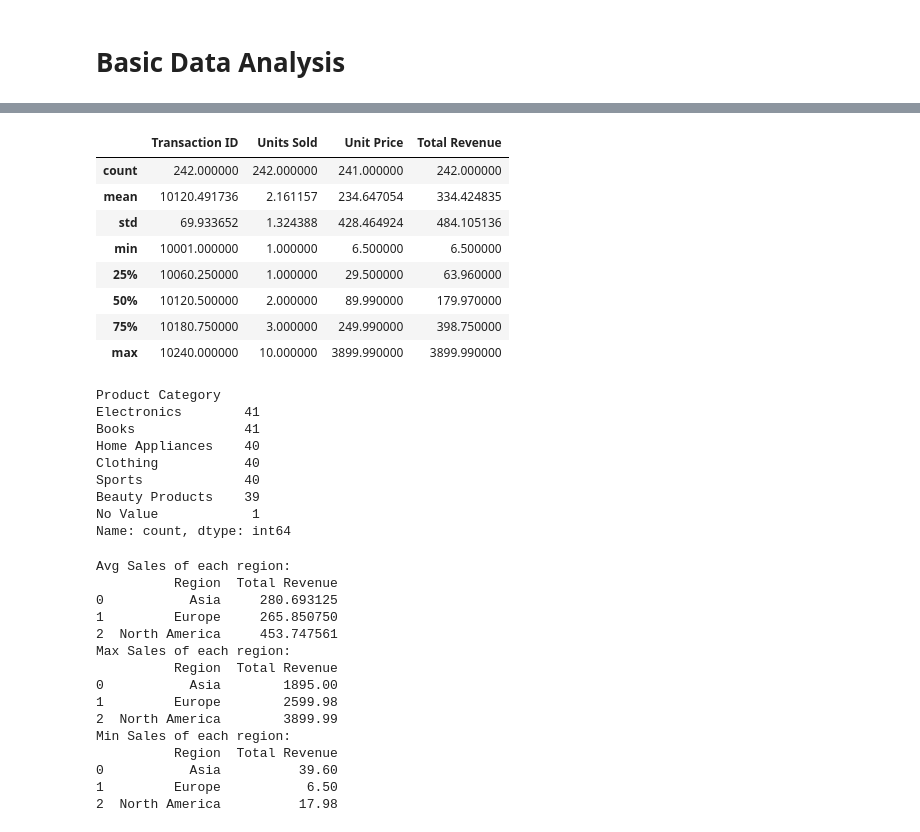
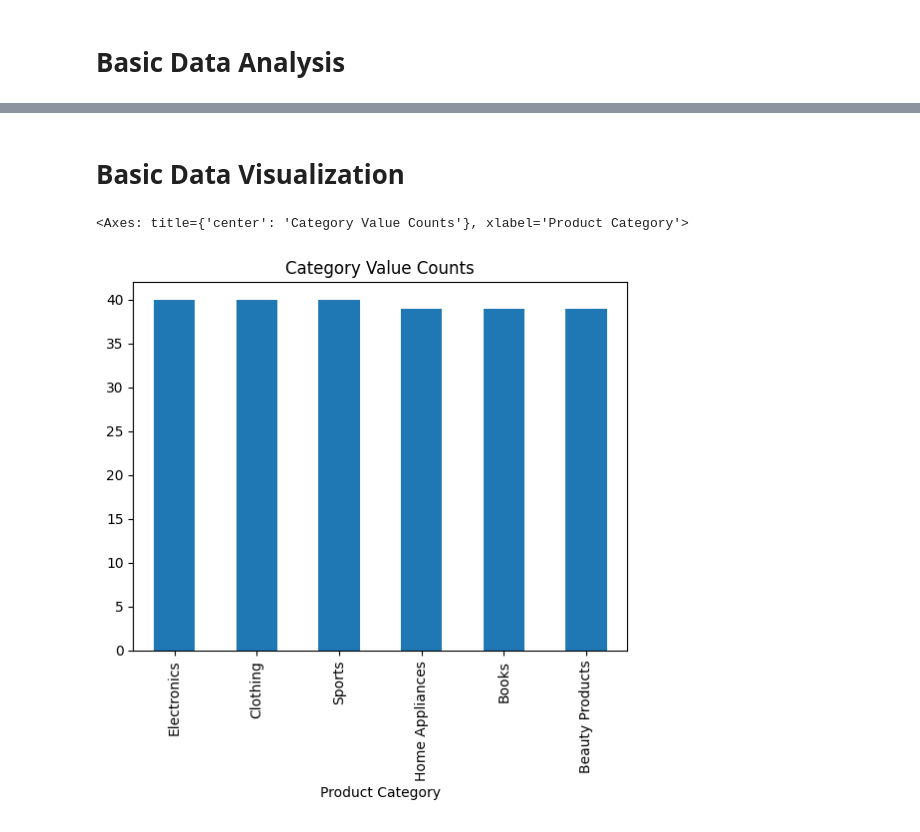
Before and after one commit to saad-sufyan-dev/python-learning-lab, a Jupyter notebook: data_analysis/day_02.ipynb, the cells around one changed output, grey strips where cells are left out. Cells and saved outputs as stored; diff of their text form; code cells hidden in the pictures.

Commit message:
Add day_02.ipynb file and perform basic data cleaning and visualization on Sales Dataset

```diff
--- a/data_analysis/day_02.ipynb
+++ b/data_analysis/day_02.ipynb
@@ -13,5 +16,4 @@ Data cleaning is one of the most critical steps in data analytics. In Pandas, da
 import pandas as pd
 # %%
 # Reading the csv
-data = pd.read_csv("Online Sales Data.csv") # creates a DataFrame obj
-print(type(data))
+df = pd.read_csv("Online Sales Data.csv")
@@ -76,0 +43,3 @@ data.head(n = 10) # n is a keyword arg, which specifies the number of top rowsto
+# %%
+# Dropping the nulls
+df.dropna(inplace=True) # inplace parameter applies the changes to the actual df
@@ -76,0 +51,7 @@ data.head(n = 10) # n is a keyword arg, which specifies the number of top rowsto
+# %%
+# Dropping duplicates
+df.drop_duplicates(inplace=True)
+# %%
+# Typecasting columns
+df["Date"] = pd.to_datetime(df["Date"]) # for time intelligence
+df["Transaction ID"] = df["Transaction ID"].astype("str") # to make IDs static and disable mathematical operations on them
@@ -166,48 +95,2 @@ memory usage: 17.1 KB
-# %%
-# Descriptive Analysis
-data.describe()
-# %% [output]
-|  | Transaction ID | Units Sold | Unit Price | Total Revenue |
-| count | 242.000000 | 242.000000 | 241.000000 | 242.000000 |
-| mean | 10120.491736 | 2.161157 | 234.647054 | 334.424835 |
-| std | 69.933652 | 1.324388 | 428.464924 | 484.105136 |
-| min | 10001.000000 | 1.000000 | 6.500000 | 6.500000 |
-| 25% | 10060.250000 | 1.000000 | 29.500000 | 63.960000 |
-| 50% | 10120.500000 | 2.000000 | 89.990000 | 179.970000 |
-| 75% | 10180.750000 | 3.000000 | 249.990000 | 398.750000 |
-| max | 10240.000000 | 10.000000 | 3899.990000 | 3899.990000 |
-# %%
-# If we want to know how much products fall in a specific category, we use .value_counts() method
-data["Product Category"].value_counts()
-# %% [output]
-Product Category
-Electronics        41
-Books              41
-Home Appliances    40
-Clothing           40
-Sports             40
-Beauty Products    39
-No Value            1
-Name: count, dtype: int64
-# %%
-# Grouping data to analyze the avg, max, and min sales of each region
-filtered = data[["Region", "Total Revenue"]]
-print(f"Avg Sales of each region:\n{filtered.groupby("Region").mean().reset_index()}")
-print(f"Max Sales of each region:\n{filtered.groupby("Region").max().reset_index()}")
-print(f"Min Sales of each region:\n{filtered.groupby("Region").min().reset_index()}")
-# %% [output]
-Avg Sales of each region:
-          Region  Total Revenue
-0           Asia     280.693125
-1         Europe     265.850750
-2  North America     453.747561
-Max Sales of each region:
-          Region  Total Revenue
-0           Asia        1895.00
-1         Europe        2599.98
-2  North America        3899.99
-Min Sales of each region:
-          Region  Total Revenue
-0           Asia          39.60
-1         Europe           6.50
-2  North America          17.98
+# %% [markdown]
+# Basic Data Visualization
@@ -213,0 +99,5 @@ Min Sales of each region:
+# %%
+df["Product Category"].value_counts().plot(kind="bar", title="Category Value Counts")
+# %% [output]
+<Axes: title={'center': 'Category Value Counts'}, xlabel='Product Category'>
+[figure, added]
```
Also changed, not shown: parts of 25 cells of this notebook, 2 other files.
